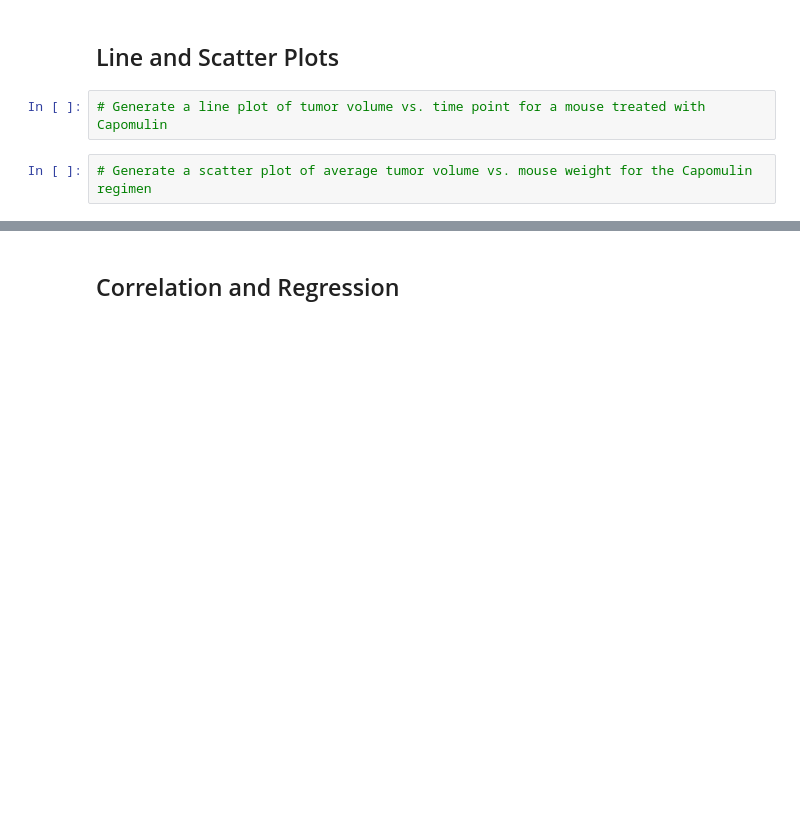
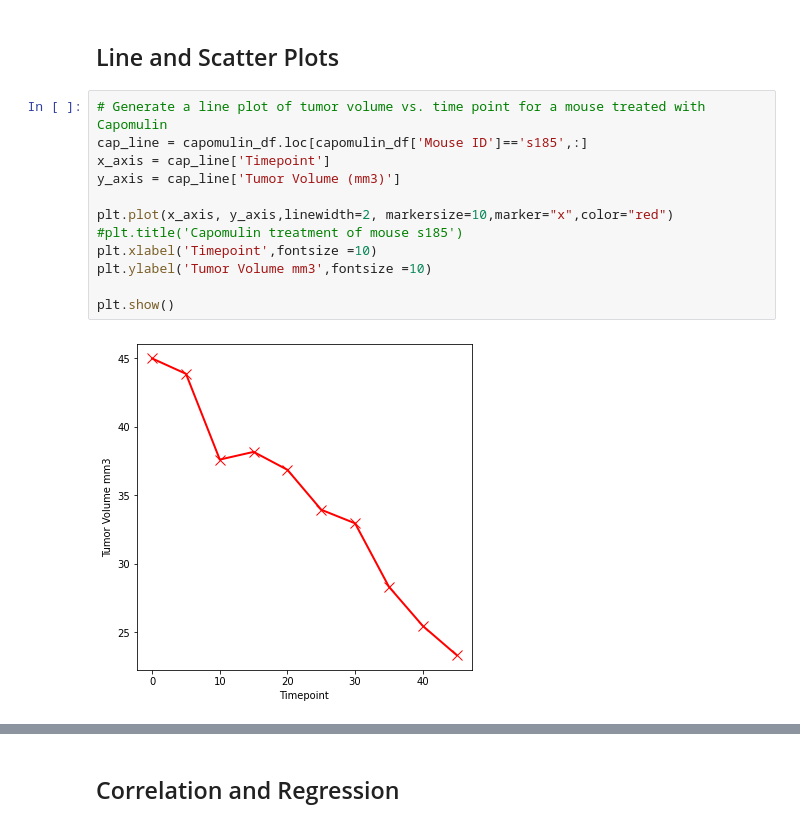
Before and after one commit to serdar-bayramov/Matplotlib-Challenge, a Jupyter notebook: main.ipynb, the cells around one changed output, grey strips where cells are left out. Drawn from its saved outputs; the diff is of its cells as text; blank space fills up the shorter version.

```diff
--- a/main.ipynb
+++ b/main.ipynb
@@ -323,6 +313,16 @@ plt.show()
 # %% [markdown]
 ## Line and Scatter Plots
-# %%
-# Generate a line plot of tumor volume vs. time point for a mouse treated with Capomulin
-# %%
-# Generate a scatter plot of average tumor volume vs. mouse weight for the Capomulin regimen
+# %%
+# Generate a line plot of tumor volume vs. time point for a mouse treated with Capomulin
+cap_line = capomulin_df.loc[capomulin_df['Mouse ID']=='s185',:]
+x_axis = cap_line['Timepoint']
+y_axis = cap_line['Tumor Volume (mm3)']
+
+plt.plot(x_axis, y_axis,linewidth=2, markersize=10,marker="x",color="red")
+#plt.title('Capomulin treatment of mouse s185')
+plt.xlabel('Timepoint',fontsize =10)
+plt.ylabel('Tumor Volume mm3',fontsize =10)
+
+plt.show()
+# %% [output]
+[figure, added]
```
Also changed, not shown: parts of 9 cells of this notebook.
